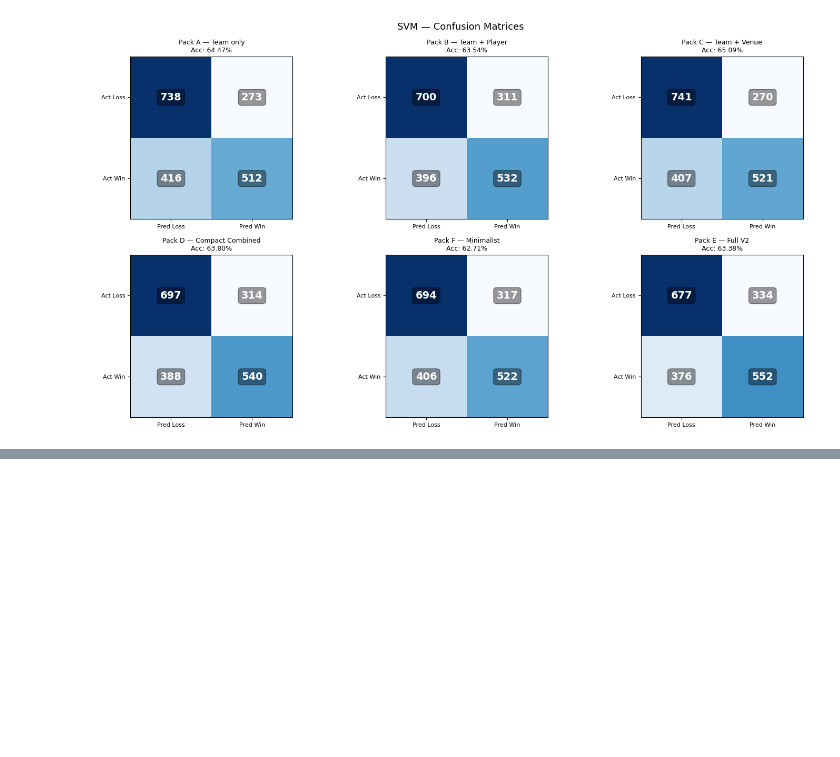
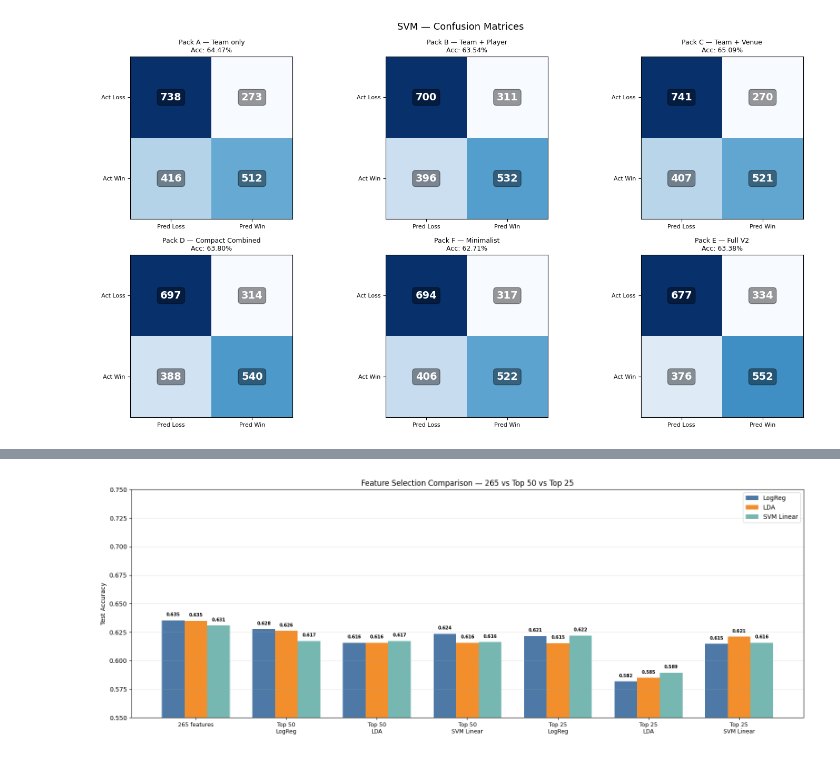
Before and after one commit to anandmukarung/cricket-predictability-study, a Jupyter notebook: notebooks/Cricket Prediction.ipynb, the cells around one changed output, grey strips where cells are left out. Cells and saved outputs as stored; diff of their text form; code cells hidden in the pictures; blank space fills up the shorter version.

```diff
--- a/notebooks/Cricket Prediction.ipynb
+++ b/notebooks/Cricket Prediction.ipynb
@@ -395,0 +631,48 @@ plt.show()
+# %%
+fig, ax = plt.subplots(figsize=(16, 6))
+
+experiment_names = [
+    '265 features',
+    'Top 50\nLogReg',
+    'Top 50\nLDA',
+    'Top 50\nSVM Linear',
+    'Top 25\nLogReg',
+    'Top 25\nLDA',
+    'Top 25\nSVM Linear',
+]
+
+model_names = ['LogReg', 'LDA', 'SVM Linear']
+colors      = ['#4e79a7', '#f28e2b', '#76b7b2']
+
+x     = np.arange(len(experiment_names))
+width = 0.25
+
+for i, (model_name, color) in enumerate(zip(model_names, colors)):
+    accuracies = [
+        r265[model_name]['accuracy'],
+        r50['Top 50 — LogReg selected'][model_name]['accuracy'],
+        r50['Top 50 — LDA selected'][model_name]['accuracy'],
+        r50['Top 50 — SVM Linear selected'][model_name]['accuracy'],
+        r25['Top 25 — LogReg selected'][model_name]['accuracy'],
+        r25['Top 25 — LDA selected'][model_name]['accuracy'],
+        r25['Top 25 — SVM Linear selected'][model_name]['accuracy'],
+    ]
+
+    bars = ax.bar(x + i*width, accuracies, width, label=model_name, color=color)
+    for bar, acc in zip(bars, accuracies):
+        ax.text(bar.get_x() + bar.get_width()/2,
+                bar.get_height() + 0.003,
+                f'{acc:.3f}',
+                ha='center', va='bottom', fontsize=7, fontweight='bold')
+
+ax.set_xticks(x + width)
+ax.set_xticklabels(experiment_names, fontsize=9)
+ax.set_ylim(0.55, 0.75)
+ax.set_ylabel('Test Accuracy')
+ax.set_title('Feature Selection Comparison — 265 vs Top 50 vs Top 25')
+ax.legend()
+ax.grid(axis='y', alpha=0.3)
+plt.tight_layout()
+plt.show()
+# %% [output]
+[figure, added]
```
Also changed, not shown: parts of 17 cells of this notebook.
